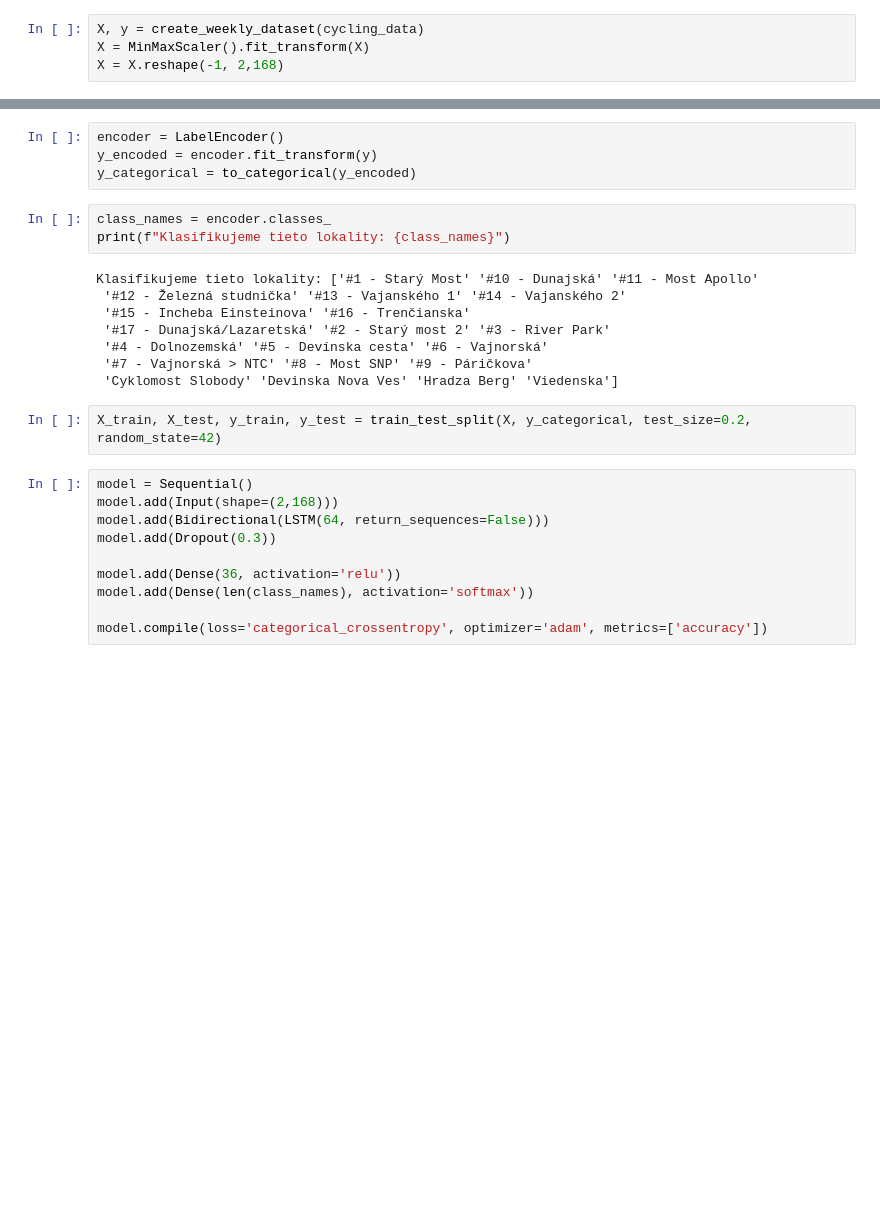
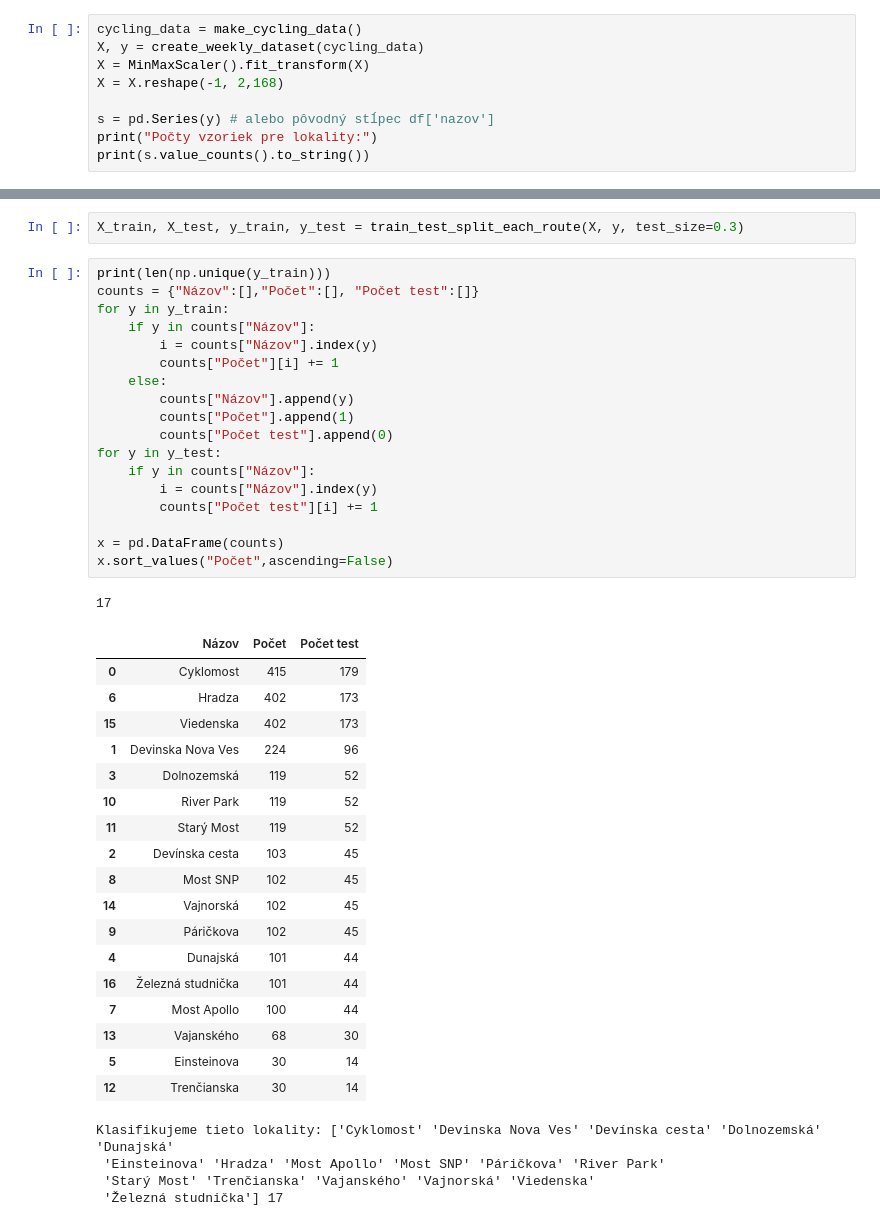
Before and after one commit to sugy-w/PRIDAV-JPD, a Jupyter notebook: Routes Classifier/neural_network.ipynb, the cells around one changed output, grey strips where cells are left out. Drawn from its saved outputs; the diff is of its cells as text; blank space fills up the shorter version.

```diff
--- a/Routes Classifier/neural_network.ipynb
+++ b/Routes Classifier/neural_network.ipynb
@@ -12,4 +17,9 @@ from sklearn.metrics import classification_report as CR, ConfusionMatrixDisplay
 # %%
+cycling_data = make_cycling_data()
 X, y = create_weekly_dataset(cycling_data)
 X = MinMaxScaler().fit_transform(X)
 X = X.reshape(-1, 2,168)
+
+s = pd.Series(y) # alebo pôvodný stĺpec df['nazov']
+print("Počty vzoriek pre lokality:")
+print(s.value_counts().to_string())
@@ -16,27 +45,46 @@ X = X.reshape(-1, 2,168)
-# %%
-encoder = LabelEncoder()
-y_encoded = encoder.fit_transform(y)
-y_categorical = to_categorical(y_encoded)
-# %%
-class_names = encoder.classes_
-print(f"Klasifikujeme tieto lokality: {class_names}")
-# %% [output]
-Klasifikujeme tieto lokality: ['#1 - Starý Most' '#10 - Dunajská' '#11 - Most Apollo'
- '#12 - Železná studnička' '#13 - Vajanského 1' '#14 - Vajanského 2'
- '#15 - Incheba Einsteinova' '#16 - Trenčianska'
- '#17 - Dunajská/Lazaretská' '#2 - Starý most 2' '#3 - River Park'
- '#4 - Dolnozemská' '#5 - Devínska cesta' '#6 - Vajnorská'
- '#7 - Vajnorská > NTC' '#8 - Most SNP' '#9 - Páričkova'
- 'Cyklomost Slobody' 'Devinska Nova Ves' 'Hradza Berg' 'Viedenska']
+# %%
+X_train, X_test, y_train, y_test = train_test_split_each_route(X, y, test_size=0.3)
+# %%
+print(len(np.unique(y_train)))
+counts = {"Názov":[],"Počet":[], "Počet test":[]}
+for y in y_train:
+    if y in counts["Názov"]:
+        i = counts["Názov"].index(y)
+        counts["Počet"][i] += 1
+    else:
+        counts["Názov"].append(y)
+        counts["Počet"].append(1)
+        counts["Počet test"].append(0)
+for y in y_test:
+    if y in counts["Názov"]:
+        i = counts["Názov"].index(y)
+        counts["Počet test"][i] += 1
+
+x = pd.DataFrame(counts)
+x.sort_values("Počet",ascending=False)
+# %% [output]
+17
+|  | Názov | Počet | Počet test |
+| 0 | Cyklomost | 415 | 179 |
+| 6 | Hradza | 402 | 173 |
+| 15 | Viedenska | 402 | 173 |
+| 1 | Devinska Nova Ves | 224 | 96 |
+| 3 | Dolnozemská | 119 | 52 |
+| 10 | River Park | 119 | 52 |
+| 11 | Starý Most | 119 | 52 |
+| 2 | Devínska cesta | 103 | 45 |
+| 8 | Most SNP | 102 | 45 |
+| 14 | Vajnorská | 102 | 45 |
+| 9 | Páričkova | 102 | 45 |
+| 4 | Dunajská | 101 | 44 |
+| 16 | Železná studnička | 101 | 44 |
+| 7 | Most Apollo | 100 | 44 |
+| 13 | Vajanského | 68 | 30 |
+| 5 | Einsteinova | 30 | 14 |
+| 12 | Trenčianska | 30 | 14 |
 # %%
-X_train, X_test, y_train, y_test = train_test_split(X, y_categorical, test_size=0.2, random_state=42)
+# %% [output]
+Klasifikujeme tieto lokality: ['Cyklomost' 'Devinska Nova Ves' 'Devínska cesta' 'Dolnozemská' 'Dunajská'
+ 'Einsteinova' 'Hradza' 'Most Apollo' 'Most SNP' 'Páričkova' 'River Park'
+ 'Starý Most' 'Trenčianska' 'Vajanského' 'Vajnorská' 'Viedenska'
+ 'Železná studnička'] 17
-# %%
-model = Sequential()
-model.add(Input(shape=(2,168)))
-model.add(Bidirectional(LSTM(64, return_sequences=False)))
-model.add(Dropout(0.3))
-
-model.add(Dense(36, activation='relu'))
-model.add(Dense(len(class_names), activation='softmax'))
-
-model.compile(loss='categorical_crossentropy', optimizer='adam', metrics=['accuracy'])
```
Also changed, not shown: parts of 15 cells of this notebook, 3 other files.
